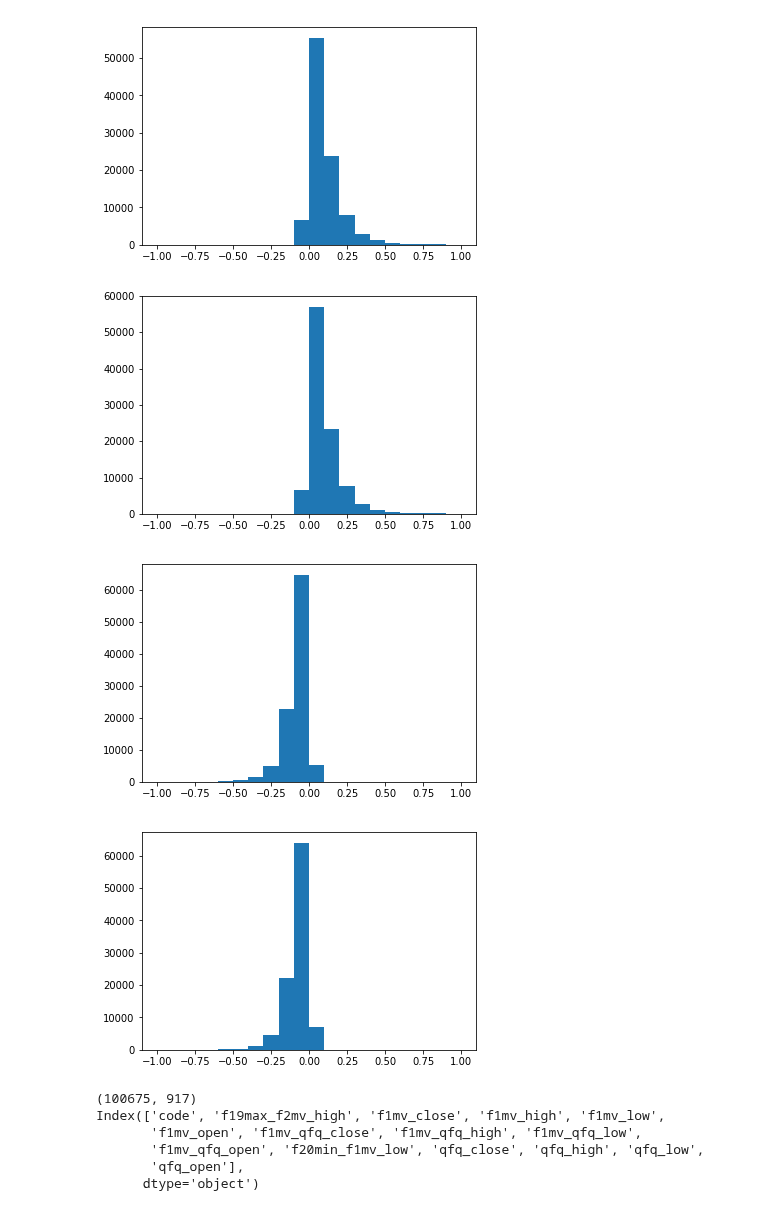
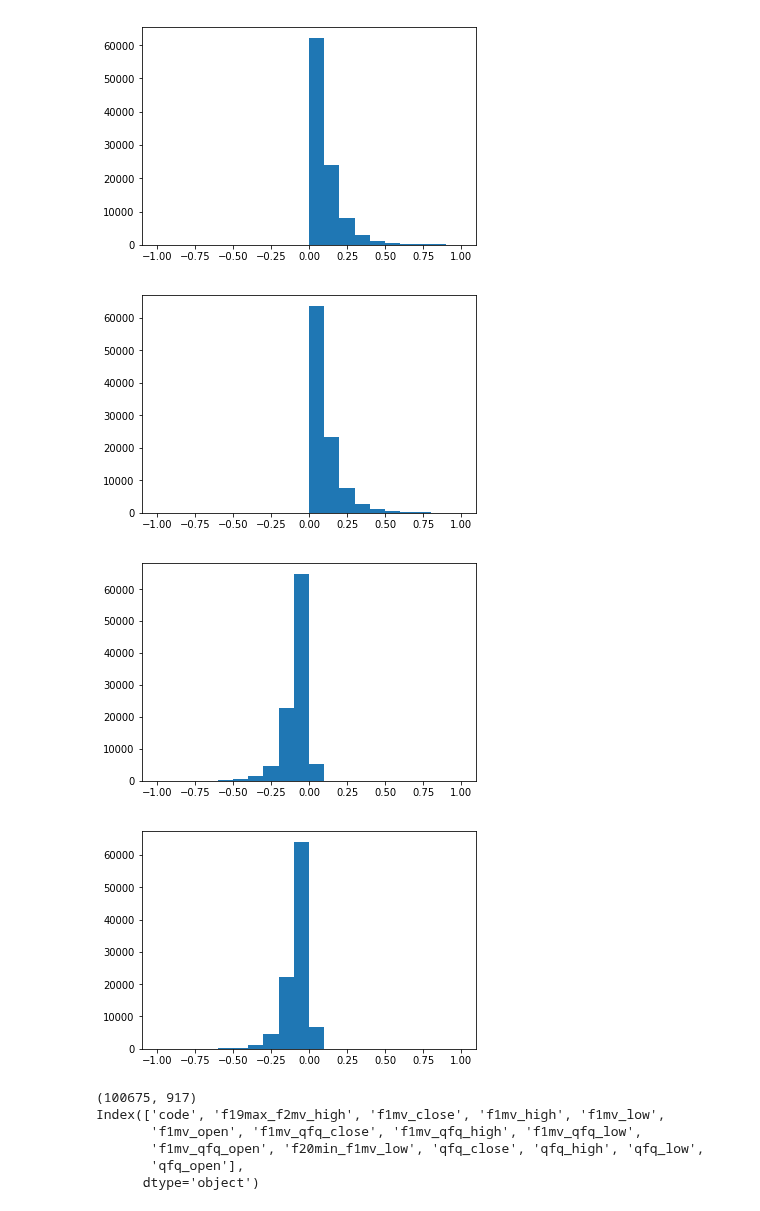
Before and after one commit to Bantorra0/Quant, a Jupyter notebook: test_clf.ipynb, the cells around one changed output. Cells and saved outputs as stored; diff of their text form; code cells hidden in the pictures.

```diff
--- a/test_clf.ipynb
+++ b/test_clf.ipynb
@@ -36,7 +36,8 @@ lower_bound = datetime.datetime.strptime(train_bound, const.DATE_FORMAT) - max_f
 lower_bound = datetime.datetime.strftime(lower_bound, const.DATE_FORMAT)
 print(test_start,train_bound,lower_bound)
 
-df_all, cols_future = ml_model.gen_data(targets=targets,
+df_all, cols_future, cols_category,cols_not_for_model = ml_model.gen_data(
+    targets=targets,
                                         lower_bound=lower_bound,
                                         start=train_bound,
                                         stock_pool=None)
@@ -44,7 +45,7 @@ df_all, cols_future = ml_model.gen_data(targets=targets,
 print("df_all:", df_all.shape)
 trading_date_idxes = df_all.index.unique().sort_values(ascending=True)
 
-X = ml_model.gen_X(df_all, cols_future)
+X = ml_model.gen_X(df_all, cols_future+cols_not_for_model)
 
 paras = [("y_l_rise", {"pred_period": 20, "is_high": True, "is_clf": False,"threshold":0.2}, df_all),
          ("y_l_decline", {"pred_period": 20, "is_high": False, "is_clf": False, "threshold":0.2}, df_all),
@@ -82,5 +83,5 @@ mean: -0.07704752555107086 median: -0.056862745098039236 std: 0.0757392661842845
-[figure, old version]
+[figure, new version]
-[figure, old version]
+[figure, new version]
 [figure]
 [figure]
 # %%
```
Also changed, not shown: parts of 2 cells of this notebook, 9 other files.
